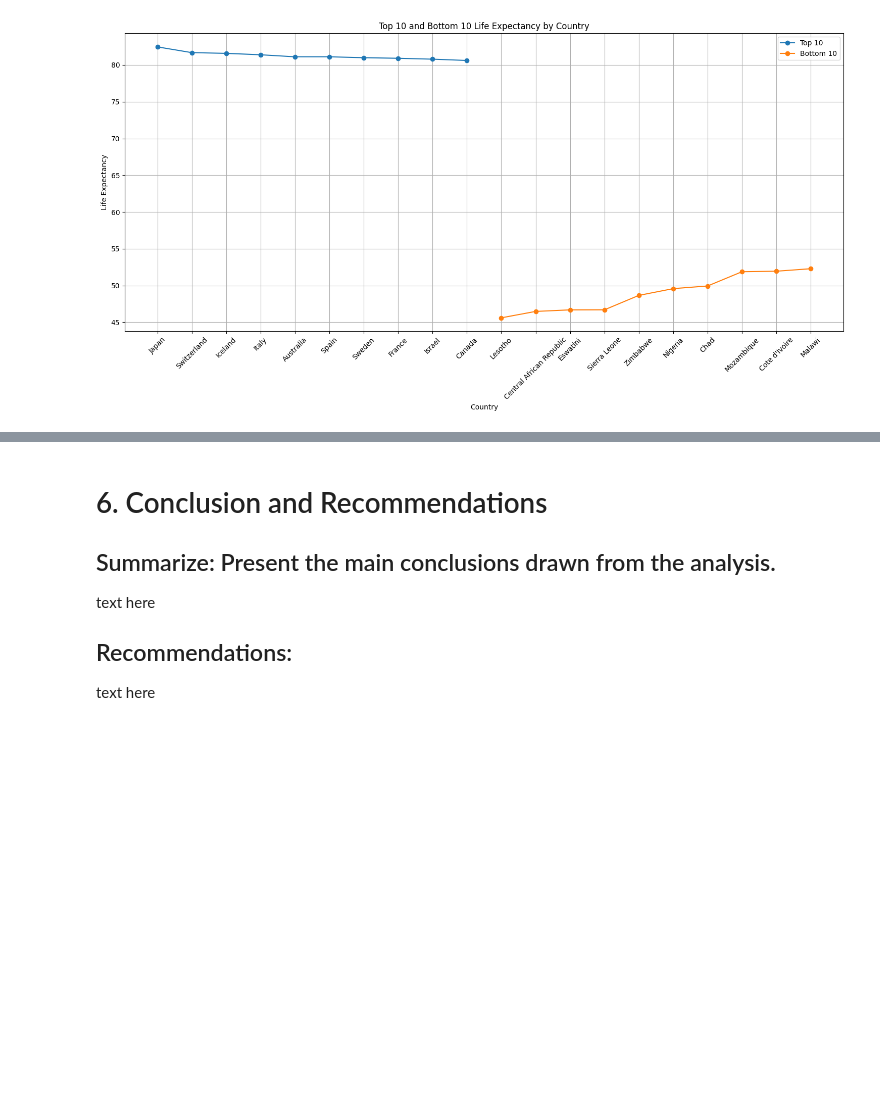
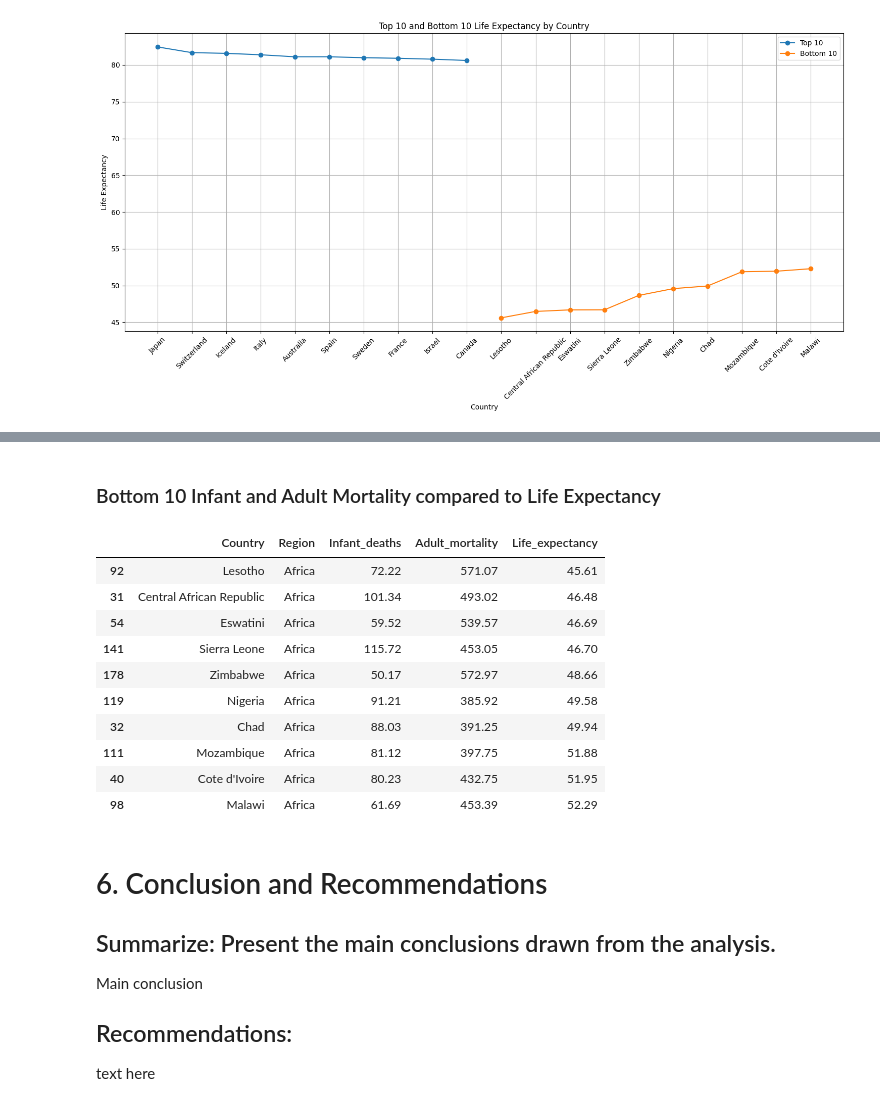
Before and after one commit to REMELH01/m2_miniproj, a Jupyter notebook: miniproj.ipynb, the cells around one changed output, grey strips where cells are left out. Drawn from its saved outputs; the diff is of its cells as text; code cells hidden in the pictures; blank space fills up the shorter version.

```diff
--- a/miniproj.ipynb
+++ b/miniproj.ipynb
@@ -252,9 +310,25 @@ text here
+# %% [markdown]
+### Bottom 10 Infant and Adult Mortality compared to Life Expectancy
+# %%
+bottom_10_expectancy.loc[:, ['Country', 'Region', 'Infant_deaths', 'Adult_mortality', 'Life_expectancy']]
+# %% [output]
+|  | Country | Region | Infant_deaths | Adult_mortality | Life_expectancy |
+| 92 | Lesotho | Africa | 72.22 | 571.07 | 45.61 |
+| 31 | Central African Republic | Africa | 101.34 | 493.02 | 46.48 |
+| 54 | Eswatini | Africa | 59.52 | 539.57 | 46.69 |
+| 141 | Sierra Leone | Africa | 115.72 | 453.05 | 46.70 |
+| 178 | Zimbabwe | Africa | 50.17 | 572.97 | 48.66 |
+| 119 | Nigeria | Africa | 91.21 | 385.92 | 49.58 |
+| 32 | Chad | Africa | 88.03 | 391.25 | 49.94 |
+| 111 | Mozambique | Africa | 81.12 | 397.75 | 51.88 |
+| 40 | Cote d'Ivoire | Africa | 80.23 | 432.75 | 51.95 |
+| 98 | Malawi | Africa | 61.69 | 453.39 | 52.29 |
 # %% [markdown]
 # 6. Conclusion and Recommendations
 
 ## Summarize: Present the main conclusions drawn from the analysis.
 
-text here
+Main conclusion
 
 ## Recommendations:
 
```
Also changed, not shown: parts of 11 cells of this notebook, 1 other file.
